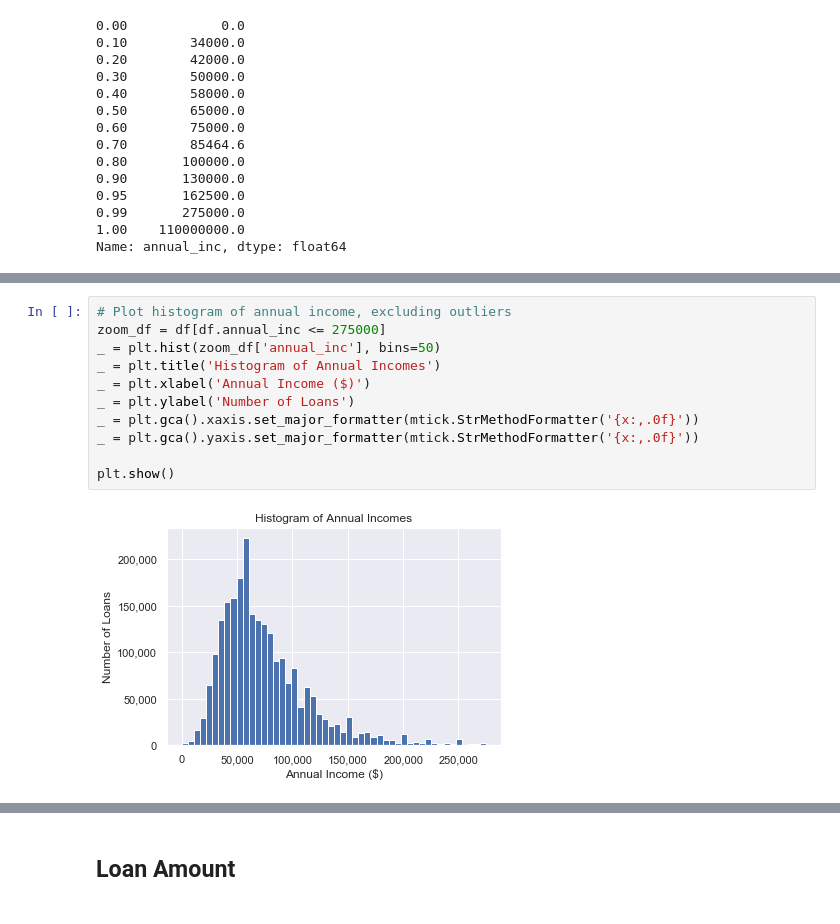
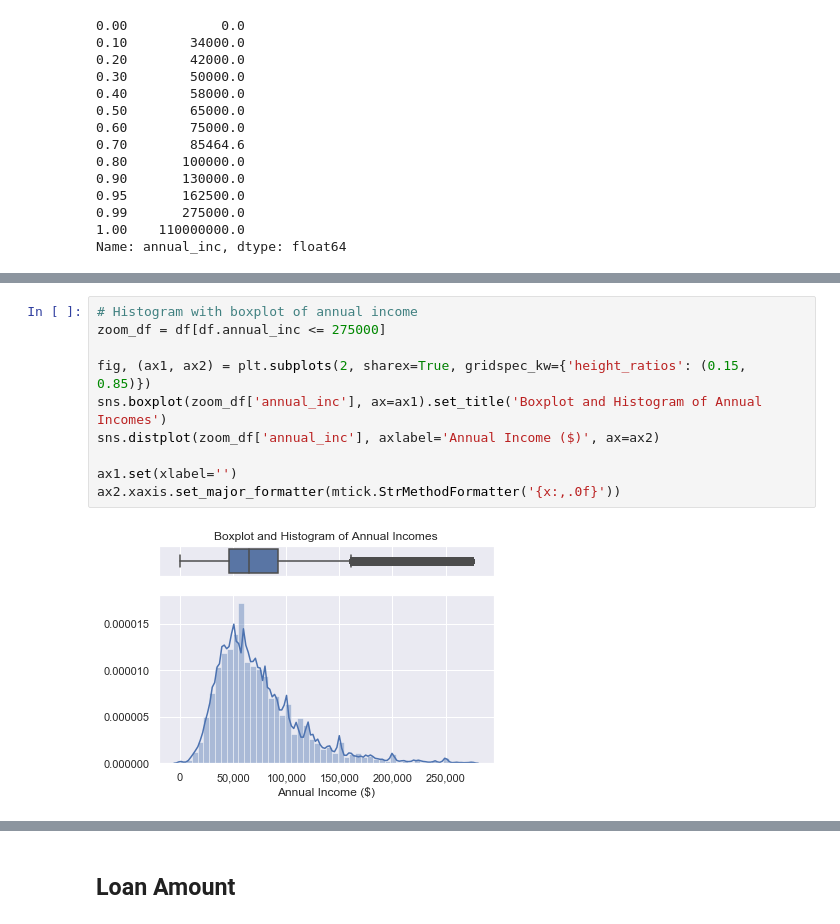
Before and after one commit to AnthonyHLin/springboard-capstone-1, a Jupyter notebook: Capstone 1- Data Exploration.ipynb, the cells around one changed output, grey strips where cells are left out. Cells and saved outputs as stored; diff of their text form.

```diff
--- a/Capstone 1- Data Exploration.ipynb
+++ b/Capstone 1- Data Exploration.ipynb
@@ -56,13 +58,12 @@ df[df.annual_inc > 275000]
-# %%
-# Plot histogram of annual income, excluding outliers
-zoom_df = df[df.annual_inc <= 275000]
-_ = plt.hist(zoom_df['annual_inc'], bins=50)
-_ = plt.title('Histogram of Annual Incomes')
-_ = plt.xlabel('Annual Income ($)')
-_ = plt.ylabel('Number of Loans')
-_ = plt.gca().xaxis.set_major_formatter(mtick.StrMethodFormatter('{x:,.0f}'))
-_ = plt.gca().yaxis.set_major_formatter(mtick.StrMethodFormatter('{x:,.0f}'))
-
-plt.show()
-# %% [output]
-[figure, removed]
+# %%
+# Histogram with boxplot of annual income
+zoom_df = df[df.annual_inc <= 275000]
+
+fig, (ax1, ax2) = plt.subplots(2, sharex=True, gridspec_kw={'height_ratios': (0.15, 0.85)})
+sns.boxplot(zoom_df['annual_inc'], ax=ax1).set_title('Boxplot and Histogram of Annual Incomes')
+sns.distplot(zoom_df['annual_inc'], axlabel='Annual Income ($)', ax=ax2)
+
+ax1.set(xlabel='')
+ax2.xaxis.set_major_formatter(mtick.StrMethodFormatter('{x:,.0f}'))
+# %% [output]
+[figure, added]
```
Also changed, not shown: parts of 61 cells of this notebook.
